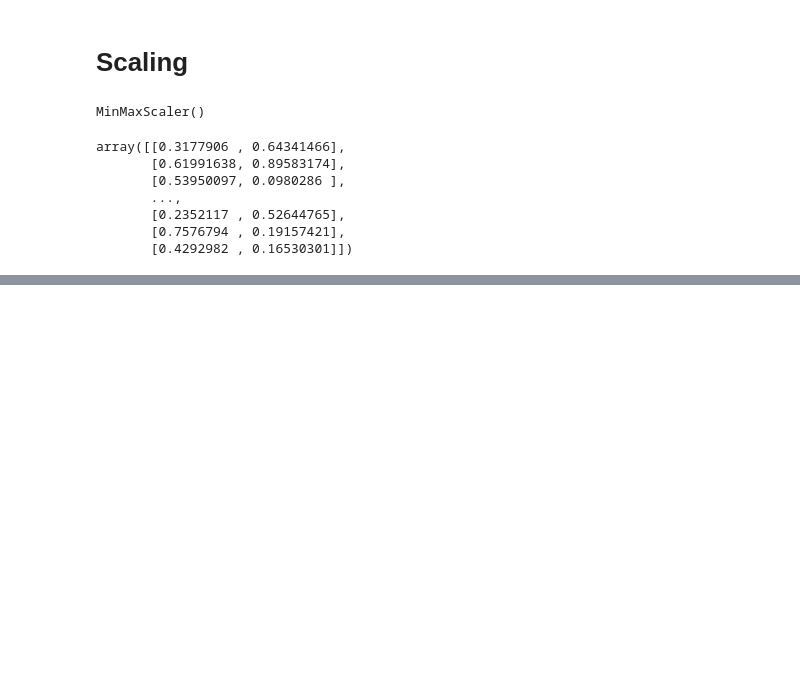
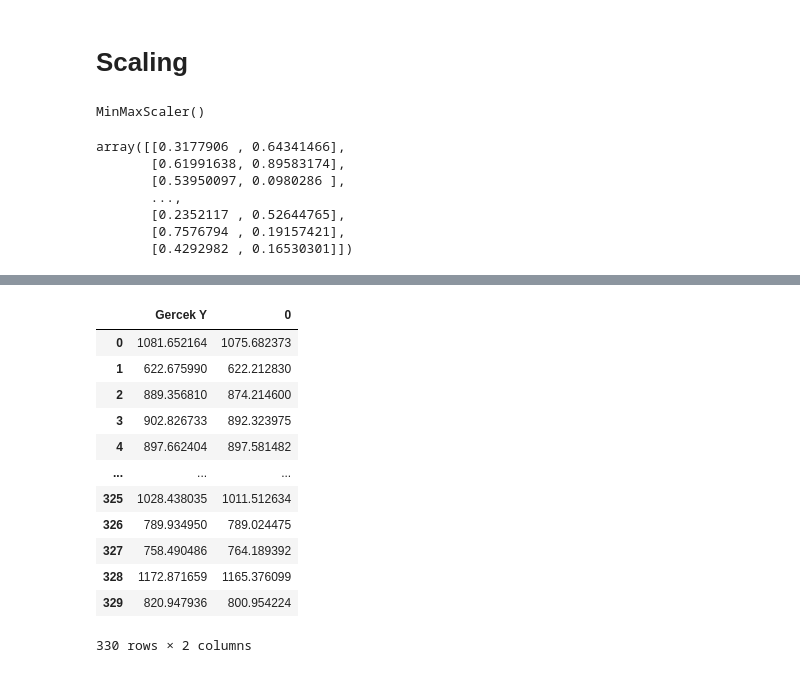
Before and after one commit to ilhankaradeniz/BTK-Pyhton-Course, a Jupyter notebook: 29-Introduction To TensorFlow.ipynb, the cells around one changed output, grey strips where cells are left out. Drawn from its saved outputs; the diff is of its cells as text; code cells hidden in the pictures; blank space fills up the shorter version.

```diff
--- a/29-Introduction To TensorFlow.ipynb
+++ b/29-Introduction To TensorFlow.ipynb
@@ -198,0 +199,2 @@ testLoss
+# %%
+testTahminleri = model.predict(x_test)
@@ -198,0 +260,16 @@ testLoss
+# %%
+tahminDf
+# %% [output]
+|  | Gercek Y | 0 |
+| 0 | 1081.652164 | 1075.682373 |
+| 1 | 622.675990 | 622.212830 |
+| 2 | 889.356810 | 874.214600 |
+| 3 | 902.826733 | 892.323975 |
+| 4 | 897.662404 | 897.581482 |
+| ... | ... | ... |
+| 325 | 1028.438035 | 1011.512634 |
+| 326 | 789.934950 | 789.024475 |
+| 327 | 758.490486 | 764.189392 |
+| 328 | 1172.871659 | 1165.376099 |
+| 329 | 820.947936 | 800.954224 |
+330 rows × 2 columns
```
Also changed, not shown: parts of 27 cells of this notebook, 3 other files.
